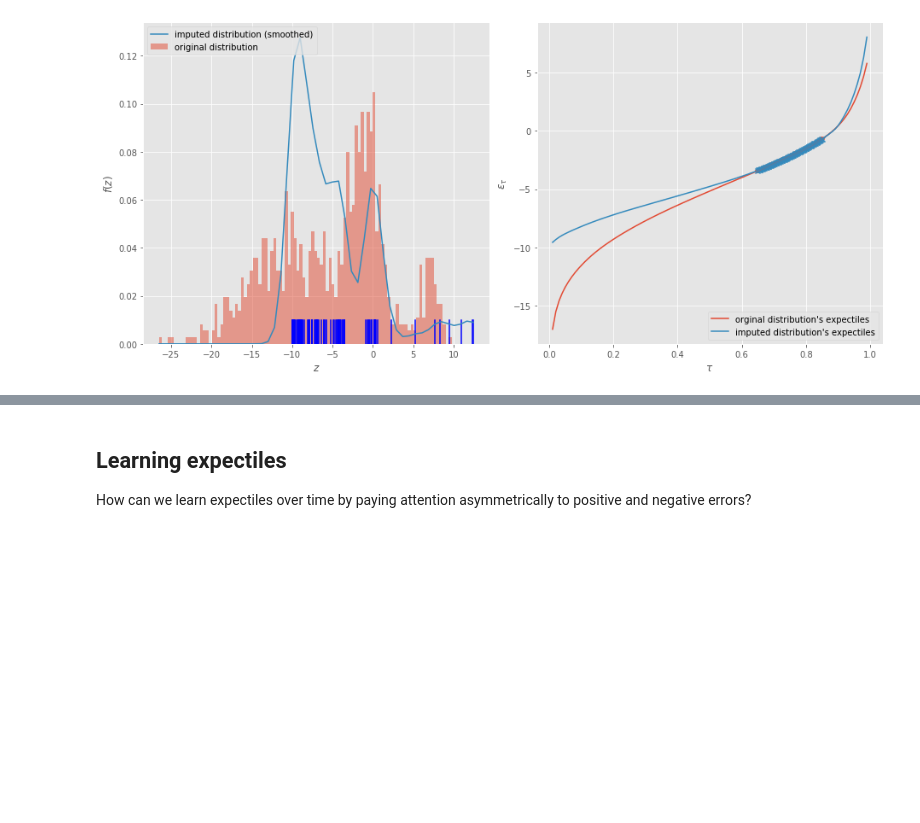
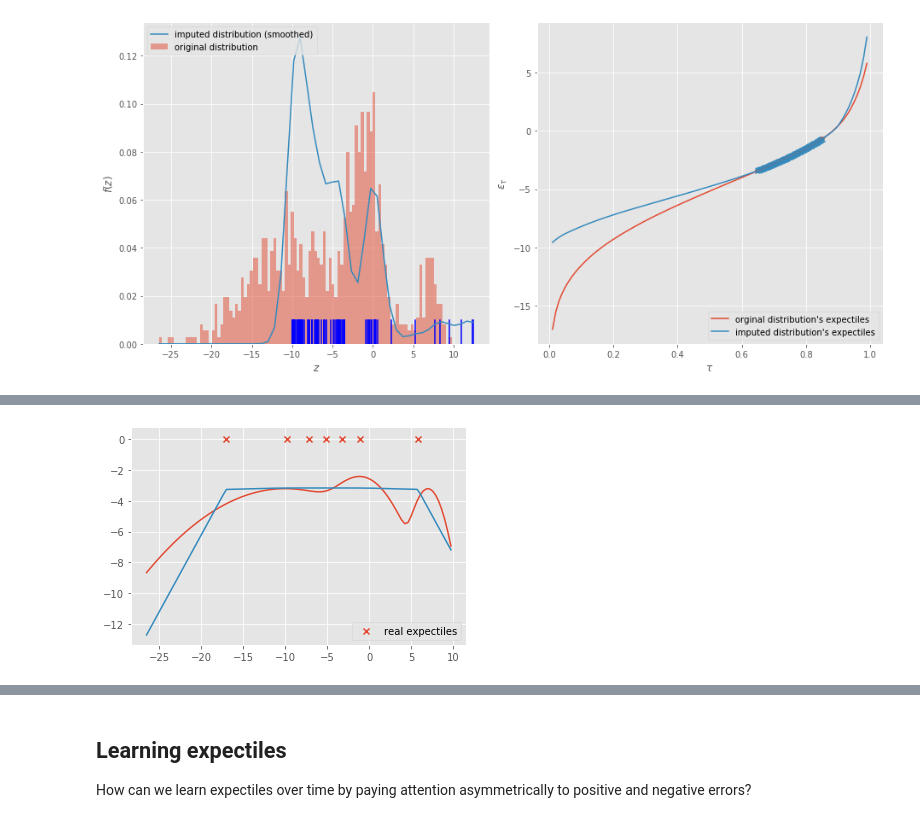
Before and after one commit to matomatical/neuRL, a Jupyter notebook: Expectiles.ipynb, the cells around one changed output, grey strips where cells are left out. Drawn from its saved outputs; the diff is of its cells as text; code cells hidden in the pictures; blank space fills up the shorter version.

```diff
--- a/Expectiles.ipynb
+++ b/Expectiles.ipynb
@@ -481,0 +691,12 @@ compute_and_impute(taus=np.linspace(0.65, 0.85, 100))
+# %%
+plt.plot(x_sample, np.log(y_sample))
+plt.scatter(e, 0.01*np.ones_like(t), marker="x", label="real expectiles")
+
+lams = [1, 0.01, 0.01, 0.001, 0.0001, 0, -0.0001, -0.001, -0.01, -0.01, -1]
+pdf = maxent_pdf(z, R, lams)
+plt.plot(z, np.log(pdf))
+
+plt.legend()
+plt.show()
+# %% [output]
+[figure, added]
```
Also changed, not shown: parts of 15 cells of this notebook.
